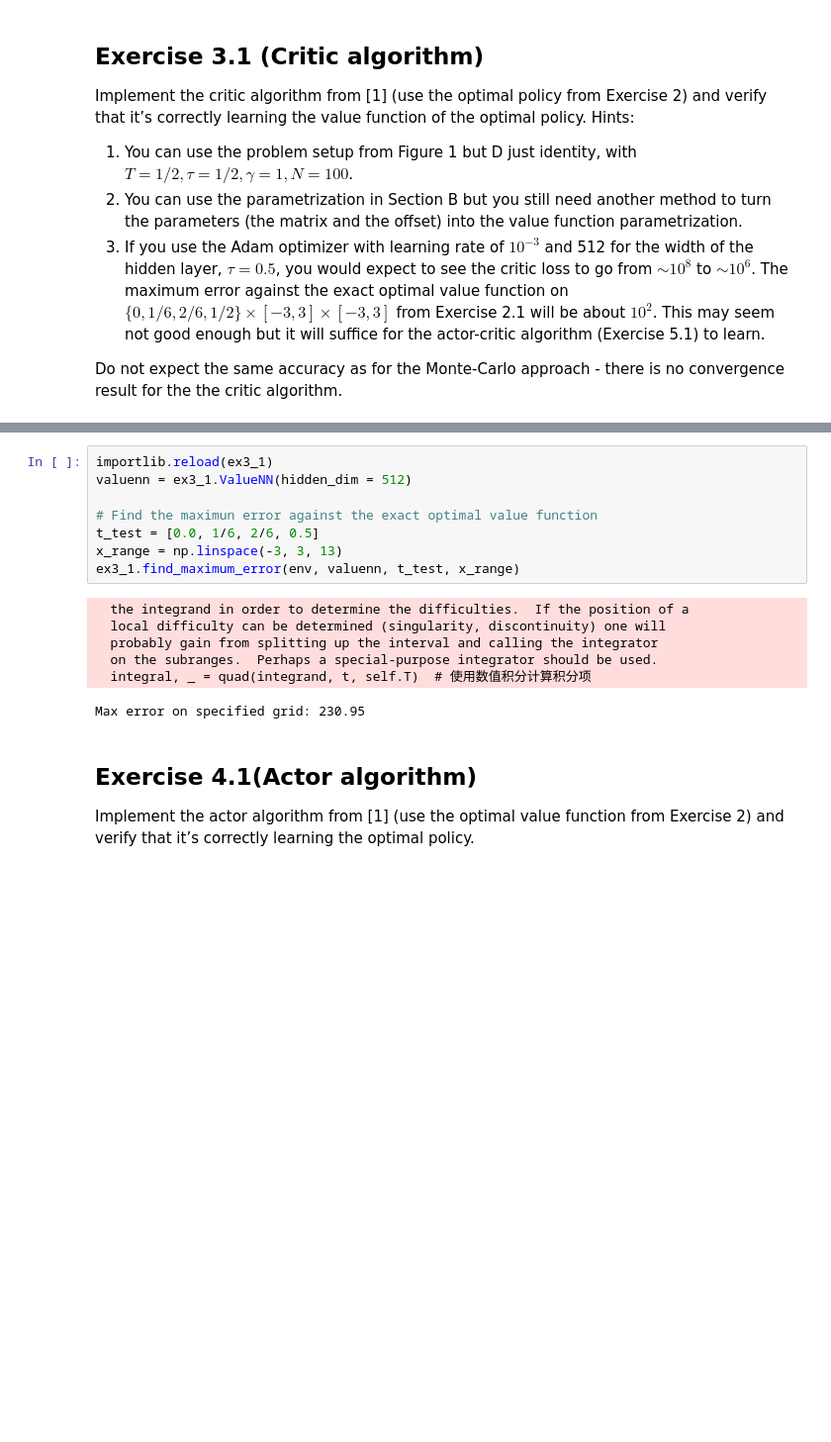
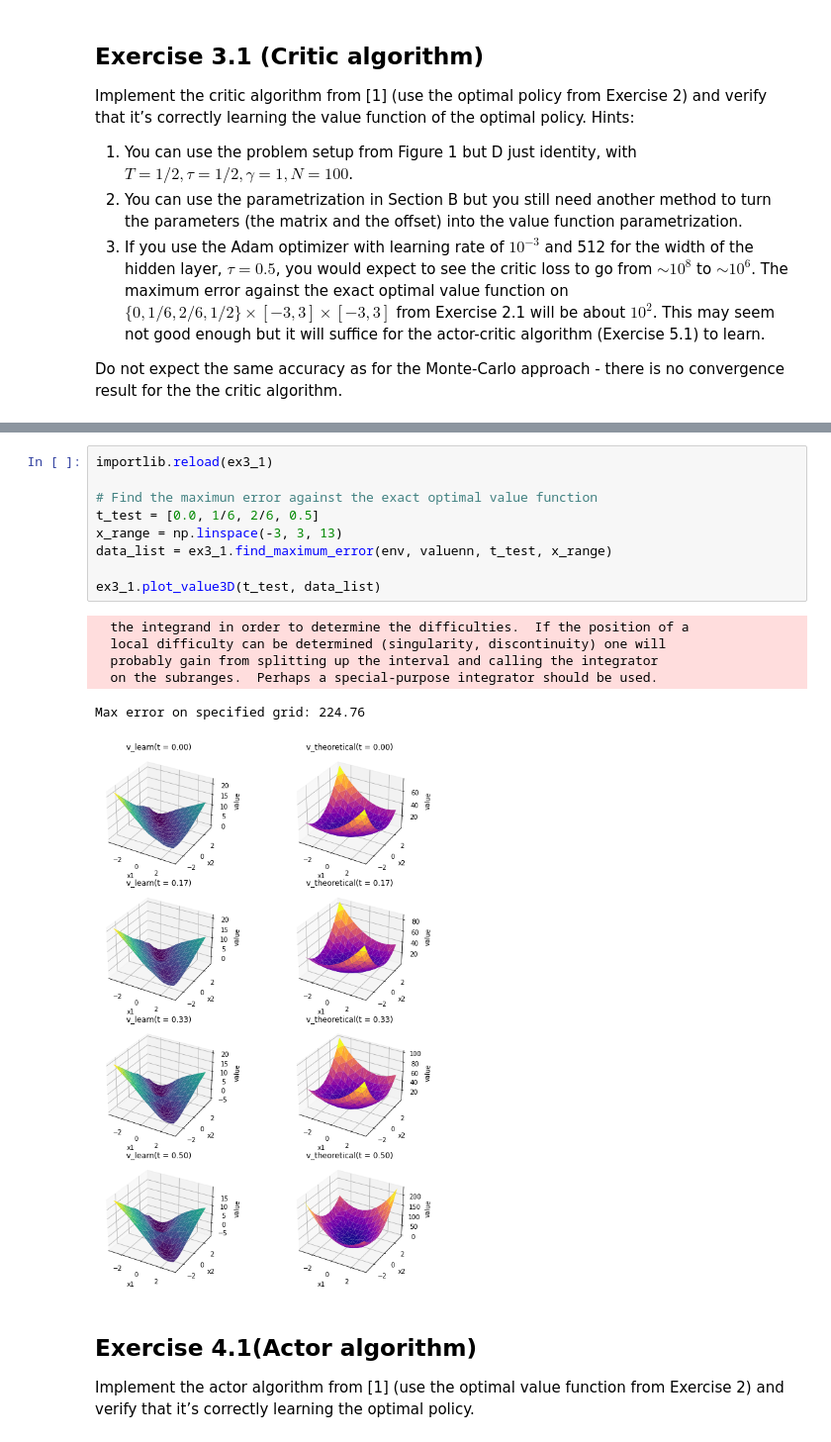
Before and after one commit to Krioooo/SCADD_Group8, a Jupyter notebook: coursework.ipynb, the cells around one changed output, grey strips where cells are left out. Shown at 99% size. Saved outputs shown, nothing was run; the diff lists cells and outputs as text; blank space fills up the shorter version.

```diff
--- a/coursework.ipynb
+++ b/coursework.ipynb
@@ -326,18 +323,19 @@ ex3_1.plot_critic_loss(critic_loss)
 # %%
 importlib.reload(ex3_1)
-valuenn = ex3_1.ValueNN(hidden_dim = 512)
 
 # Find the maximun error against the exact optimal value function
 t_test = [0.0, 1/6, 2/6, 0.5]
 x_range = np.linspace(-3, 3, 13)
-ex3_1.find_maximum_error(env, valuenn, t_test, x_range)
+data_list = ex3_1.find_maximum_error(env, valuenn, t_test, x_range)
+
+ex3_1.plot_value3D(t_test, data_list)
 # %% [output]
   the integrand in order to determine the difficulties.  If the position of a
   local difficulty can be determined (singularity, discontinuity) one will
   probably gain from splitting up the interval and calling the integrator
   on the subranges.  Perhaps a special-purpose integrator should be used.
-  integral, _ = quad(integrand, t, self.T)  # 使用数值积分计算积分项
-Max error on specified grid: 230.95
+Max error on specified grid: 224.76
+[figure, added]
 # %% [markdown]
 ## **Exercise 4.1(Actor algorithm)**
 Implement the actor algorithm from [1] (use the optimal value function from Exercise 2) and verify that it’s correctly learning the optimal policy.
```
Also changed, not shown: parts of 12 cells of this notebook, 4 other files.
